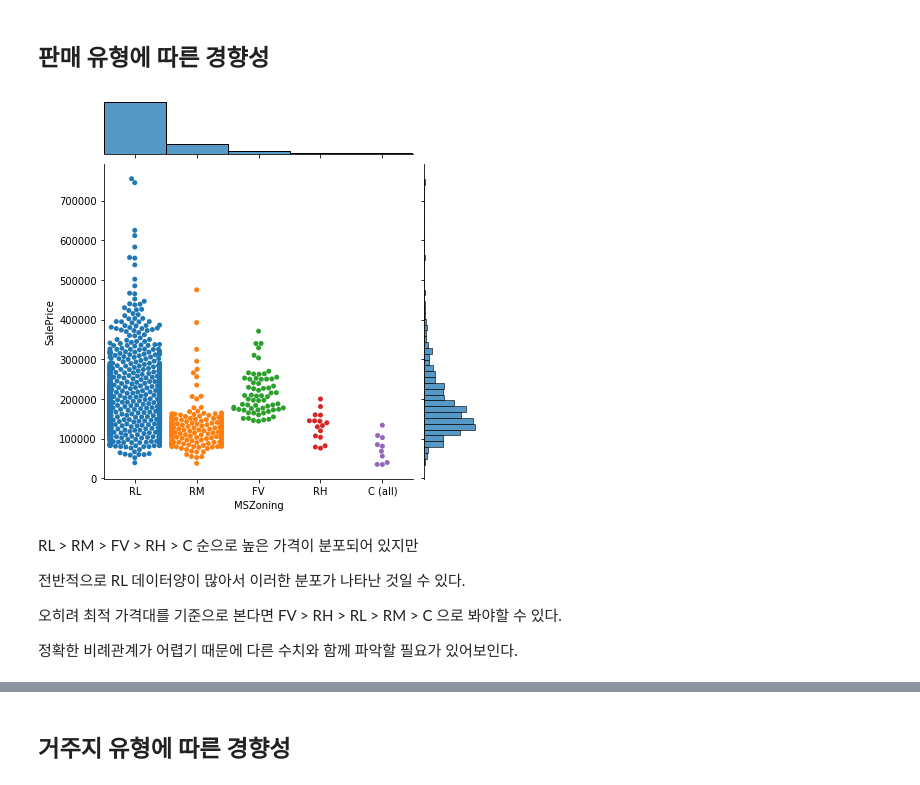
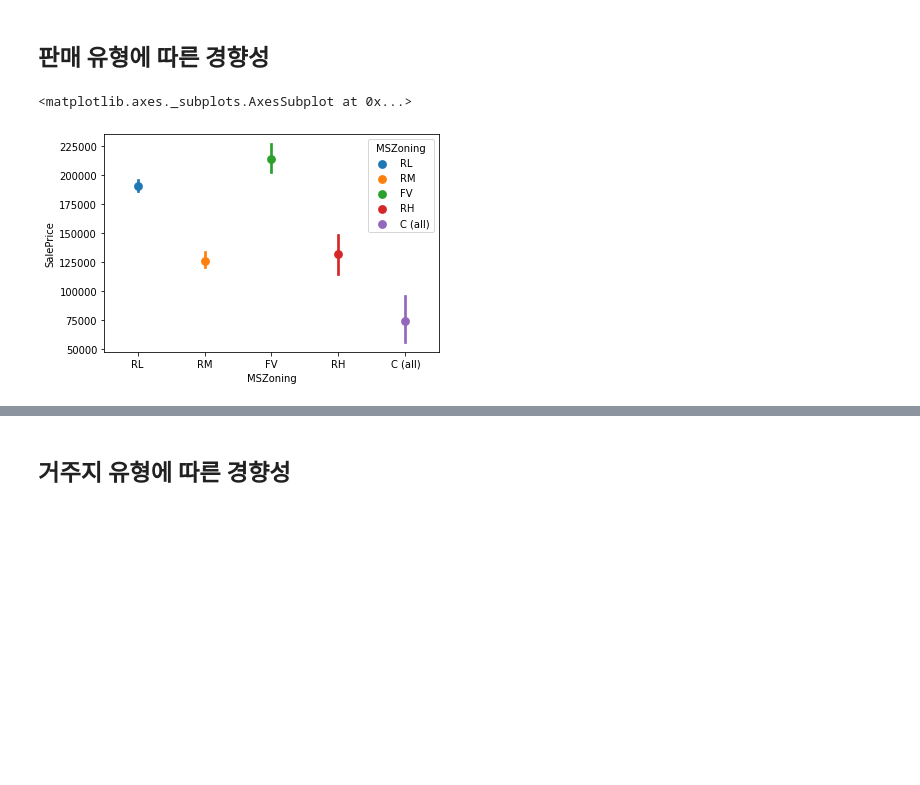
Before and after one commit to E-xxi/Data_Analysis, a Jupyter notebook: houseprice.ipynb, the cells around one changed output, grey strips where cells are left out. Saved outputs shown, nothing was run; the diff lists cells and outputs as text; code cells hidden in the pictures; blank space fills up the shorter version.

```diff
--- a/houseprice.ipynb
+++ b/houseprice.ipynb
@@ -252,21 +253,8 @@ ExterCond: TA
 # 경향성 파악
 # %% [markdown]
 ## 판매 유형에 따른 경향성
-# %%
-MSZoningD = sData[['MSZoning','SalePrice']]
-
-
-g = sns.JointGrid(x=sData['MSZoning'],
-                  y=sData['SalePrice'])
-ax = g.plot(sns.swarmplot, sns.histplot)
-# %% [output]
-[figure, removed]
-# %% [markdown]
-RL > RM > FV > RH > C 순으로 높은 가격이 분포되어 있지만
-
-전반적으로 RL 데이터양이 많아서 이러한 분포가 나타난 것일 수 있다.
-
-오히려 최적 가격대를 기준으로 본다면
-FV > RH > RL > RM > C 으로 봐야할 수 있다.
-
-정확한 비례관계가 어렵기 때문에 다른 수치와 함께 파악할 필요가 있어보인다.
+# %%
+sns.pointplot(data = sData, x = 'MSZoning',y = 'SalePrice', hue = 'MSZoning')
+# %% [output]
+<matplotlib.axes._subplots.AxesSubplot at 0x...>
+[figure, added]
```
Also changed, not shown: parts of 26 cells of this notebook.
